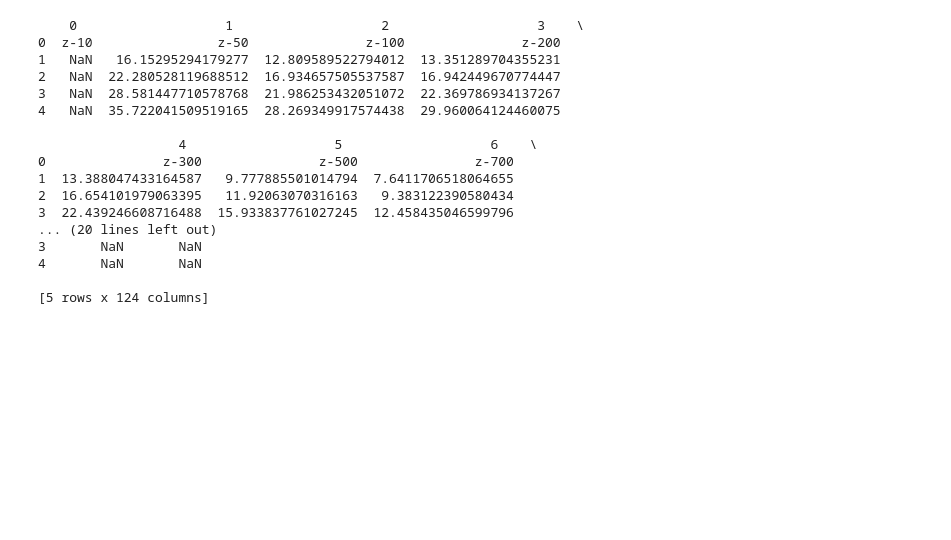
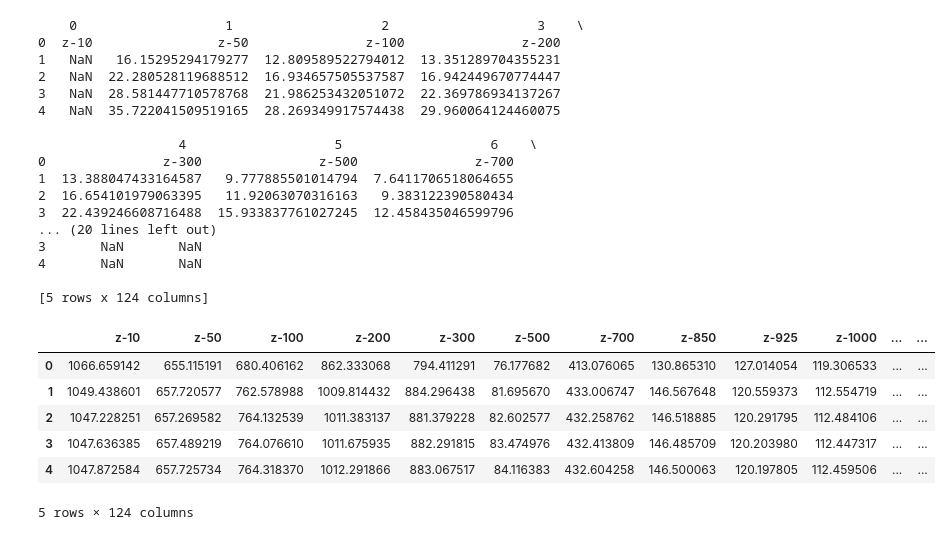
Before and after one commit to gurmeherr/Yaw-Angle-Optimisation-in-Wind-Farms, a Jupyter notebook: current_eval_iter (1).ipynb, the cells around one changed output. Cells and saved outputs as stored; diff of their text form; code cells hidden in the pictures; blank space fills up the shorter version.

```diff
--- a/current_eval_iter (1).ipynb
+++ b/current_eval_iter (1).ipynb
@@ -213,3 +202,21 @@ print(df.head())
 4       NaN       NaN
 
 [5 rows x 124 columns]
+# %%
+import pandas as pd
+
+ed_rmse_path = r"C:\Users\brand\Downloads\rmse_ed_s2s.csv"
+unet_rmse_path= r"C:\Users\brand\Downloads\rmse_unet_s2s.csv"
+resnet_rmse_path= r"C:\Users\brand\Downloads\rmse_resnet_s2s.csv"
+fno_rmse_path = r"C:\Users\brand\Downloads\rmse_fno_s2s.csv"
+fno_rmse=pd.read_csv(fno_rmse_path)
+
+fno_rmse.head()
+# %% [output]
+|  | z-10 | z-50 | z-100 | z-200 | z-300 | z-500 | z-700 | z-850 | z-925 | z-1000 | ... | ... |
+| 0 | 1066.659142 | 655.115191 | 680.406162 | 862.333068 | 794.411291 | 76.177682 | 413.076065 | 130.865310 | 127.014054 | 119.306533 | ... | ... |
+| 1 | 1049.438601 | 657.720577 | 762.578988 | 1009.814432 | 884.296438 | 81.695670 | 433.006747 | 146.567648 | 120.559373 | 112.554719 | ... | ... |
+| 2 | 1047.228251 | 657.269582 | 764.132539 | 1011.383137 | 881.379228 | 82.602577 | 432.258762 | 146.518885 | 120.291795 | 112.484106 | ... | ... |
+| 3 | 1047.636385 | 657.489219 | 764.076610 | 1011.675935 | 882.291815 | 83.474976 | 432.413809 | 146.485709 | 120.203980 | 112.447317 | ... | ... |
+| 4 | 1047.872584 | 657.725734 | 764.318370 | 1012.291866 | 883.067517 | 84.116383 | 432.604258 | 146.500063 | 120.197805 | 112.459506 | ... | ... |
+5 rows × 124 columns
```
Also changed, not shown: parts of 8 cells of this notebook.
